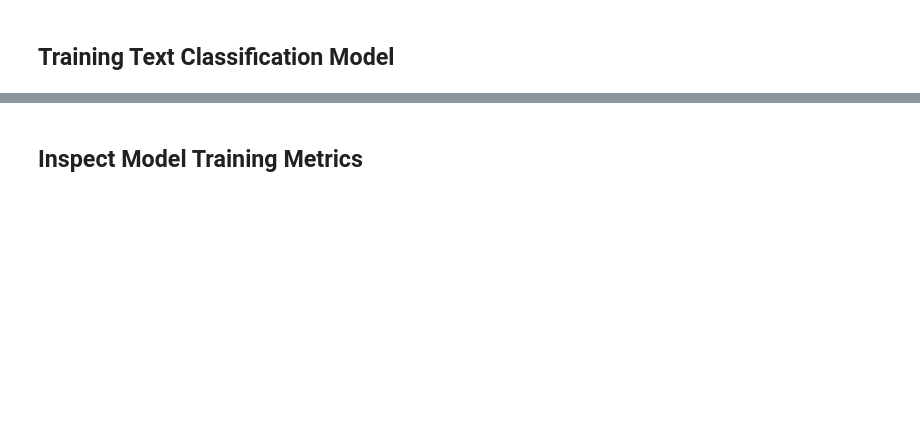
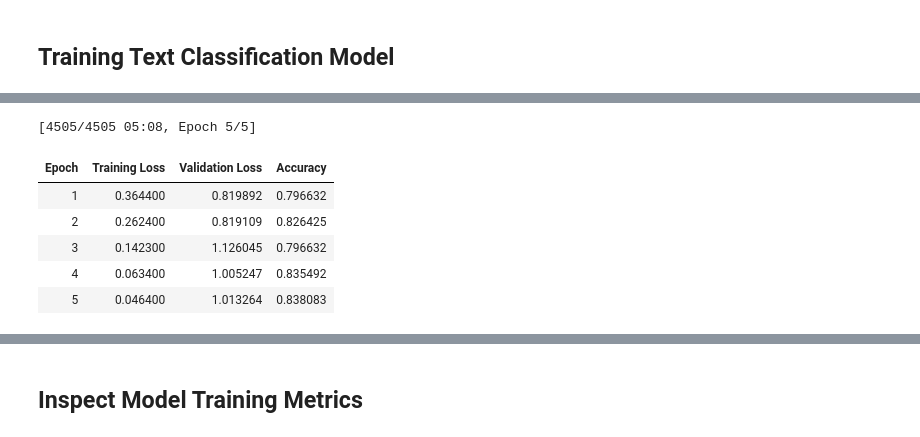
Before and after one commit to broooklynp/reading-level-classification, a Jupyter notebook: notebook.ipynb, the cells around one changed output, grey strips where cells are left out. Saved outputs shown, nothing was run; the diff lists cells and outputs as text; code cells hidden in the pictures; blank space fills up the shorter version.

```diff
--- a/notebook.ipynb
+++ b/notebook.ipynb
@@ -149,0 +138,3 @@ RobertaTokenizerFast(name_or_path='roberta-large', vocab_size=50265, model_max_l
+# %%
+distilbert_tokenizer = AutoTokenizer.from_pretrained(pretrained_model_name_or_path="distilbert/distilbert-base-uncased",
+                                                     use_fast=True)
@@ -246,0 +248,7 @@ tokenized_dataset = tokenized_dataset.remove_columns(
+# %%
+distilbert_model = AutoModelForSequenceClassification.from_pretrained(
+    pretrained_model_name_or_path="distilbert/distilbert-base-uncased",
+    num_labels=3,
+    id2label=id2label,
+    label2id=label2id
+)
@@ -333,2 +367,11 @@ trainer = Trainer(
     compute_metrics=compute_accuracy
 )
+# %%
+distilbert_trainer = Trainer(
+    model=distilbert_model,
+    args=training_args,
+    train_dataset=distilbert_train_tokenized,
+    eval_dataset=distilbert_val_tokenized,
+    tokenizer=distilbert_tokenizer,
+    compute_metrics=compute_accuracy
+)
@@ -336,0 +410,10 @@ trainer = Trainer(
+# %%
+distilbert_results = distilbert_trainer.train()
+# %% [output]
+[4505/4505 05:08, Epoch 5/5]
+| Epoch | Training Loss | Validation Loss | Accuracy |
+| 1 | 0.364400 | 0.819892 | 0.796632 |
+| 2 | 0.262400 | 0.819109 | 0.826425 |
+| 3 | 0.142300 | 1.126045 | 0.796632 |
+| 4 | 0.063400 | 1.005247 | 0.835492 |
+| 5 | 0.046400 | 1.013264 | 0.838083 |
```
Also changed, not shown: parts of 72 cells of this notebook, 1 other file.
